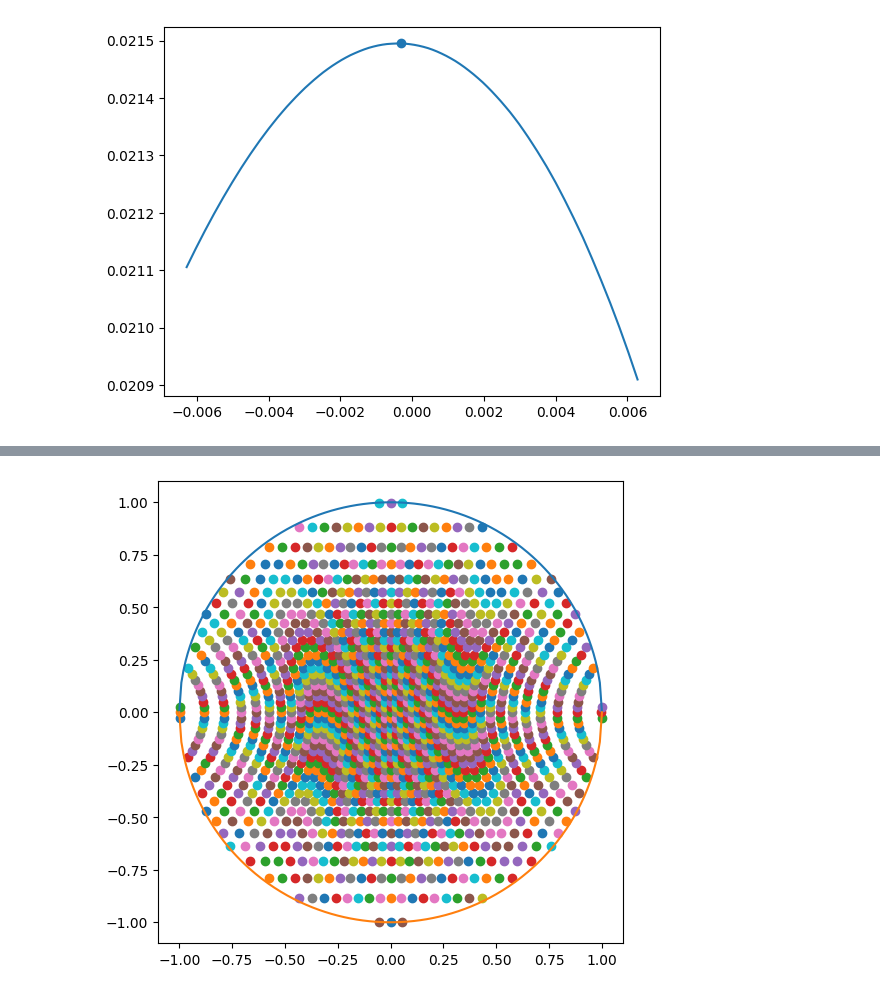
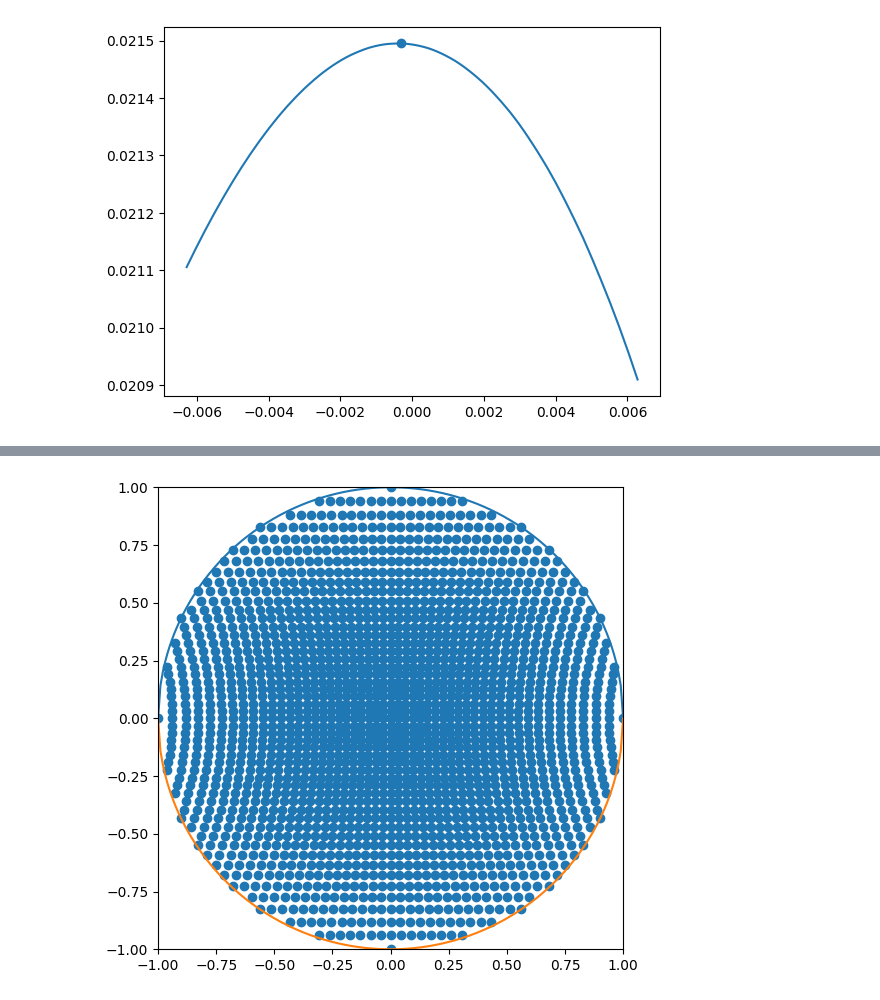
Before and after one commit to Schaeffer-Lab/Dec-2024-Shock-Data, a Jupyter notebook: particle_tracker.ipynb, the cells around one changed output, grey strips where cells are left out. Cells and saved outputs as stored; diff of their text form; code cells hidden in the pictures.

Commit message:
particle density calculator

```diff
--- a/particle_tracker.ipynb
+++ b/particle_tracker.ipynb
@@ -362,47 +362,36 @@ plt.scatter(theta_fine[max_index],max)
 <matplotlib.collections.PathCollection at 0x...>
 [figure]
 # %%
-plt.figure(figsize = (6,6))
-
-#print(math.tan(math.atan(1)))
-
 import math
 import numpy as np
 import matplotlib.pyplot as plt
+plt.figure(figsize = (6,6))
+
 def init_circ_slit(dtcc, r, deltatheta):
     m_max = math.floor((1/deltatheta)*math.atan(r/dtcc))
     m_min = -m_max
-    #print(m_max)
+    #m is the y index; n is the z index
     mspace = np.linspace(m_min,m_max,m_max-m_min+1)
     narray = []
-    marray = []
     for m in mspace:
-        z_m = dtcc*math.tan(m*deltatheta)
-        if abs(z_m) > r:
-            z_m = (z_m/abs(z_m))*(abs(z_m)-(1e-15))
-        #print(z_m)
-        #print(f"{m}", end='\r')
-        y_max = np.sqrt((r**2)-(z_m**2))
-        n_max = math.floor((1/deltatheta)*math.atan(y_max/dtcc))
-        y_max_corr = 2*r
-        z_m_corr = 2*r
-        while (y_max_corr**2)+(z_m_corr**2) > r**2:
-            z_m_corr = z_m/math.cos((n_max*deltatheta))
-            y_max_corr = dtcc*math.tan(n_max*deltatheta)
-            if (y_max_corr**2)+(z_m_corr**2) > r**2:
-                n_max = n_max-1
+        y_m = dtcc*math.tan(m*deltatheta)
+        if abs(y_m) > r:
+            y_m = (y_m/abs(y_m))*(abs(y_m)-(1e-15))
+        z_max = np.sqrt((r**2)-(y_m**2))
+        n_max = math.floor((1/deltatheta)*math.atan(z_max*math.cos(m*deltatheta)/dtcc))
         n_min = -n_max
         nspace = np.linspace(n_min,n_max,n_max-n_min+1)
         narray.append(nspace)
-        #marray.append(m*np.ones(n_max-n_min+1))
-        #for n in nspace:
-            #plt.scatter(dtcc*math.tan(n*deltatheta),dtcc*math.tan(m*deltatheta))
-    return narray, m_min, m_max #, marray
+    return narray, m_min, m_max
 
 def init_circ_boundary(dtcc, r, deltatheta):
     theta_axis = math.atan(r/dtcc)
+    #here we use the LOS as the 'z' axis
+    #thet_axis describes the angle from the z axis
+    #now we initialize the range of theta values in the x-y plane
     thetarange = np.linspace(0,2*math.pi,int(2*math.pi/deltatheta)+1)
     i = 0
+    #from here we change back to the LOS as the x-axis, to match with the other codes
     vy = np.zeros(len(thetarange))
     vz = np.zeros(len(thetarange))
     while i < len(thetarange):
@@ -412,38 +401,57 @@ def init_circ_boundary(dtcc, r, deltatheta):
     vx = math.cos(theta_axis)
     return vx, vy, vz
 
+#set distance tto tcc and radius
+dtcc = 1
+r = 1
+deltatheta = 2*0.0050
+N, m_min, m_max= init_circ_slit(dtcc,r,deltatheta*math.pi)
+min_n = np.zeros(m_max-m_min+1)
+max_n = np.zeros(m_max-m_min+1)
 
-dtcc = 0.5
-r = 1
-deltatheta = 4*0.0040
-N, m_min, m_max= init_circ_slit(dtcc,r,deltatheta*math.pi)
-len_array = np.zeros(m_max-m_min+1)
+#find the global maximum and minimum for n
 for i in range(m_max-m_min+1):
-    len_array[i] = len(N[i])
-target_array = np.zeros((m_max-m_min+1),(np.max(len_array)-np.min(len_array)+1))
+    min_n[i] = np.min(N[i])
+    max_n[i] = np.max(N[i])
+len_m = int(m_max-m_min+1)
+MIN_N = np.min(min_n)
+MAX_N = np.max(max_n)
+len_n = int(MAX_N-MIN_N+1)
 
+print('len_n =',len_n)
+print('len_m =',len_m)
+
+target_array_y = np.zeros((len_n+2,len_m+2))
+target_array_z = np.zeros((len_n+2,len_m+2))
+target_array_true = np.zeros((len_n+2,len_m+2))
+area_density_function = np.zeros((len_n+2,len_m+2))
+print('target array shape =',np.shape(target_array_y))
 
 vx,vy,vz = init_circ_boundary(dtcc, r, 10*deltatheta*math.pi)
-
 
 #loop for going through each particle
 i = 0
 n_part = 0
 while i < (m_max-m_min+1):
-    for j in N[i]:
-        n = j
-        m = i+m_min
-        plt.scatter(dtcc*math.tan(m*deltatheta*math.pi)*(1/math.cos(n*deltatheta*math.pi)),dtcc*math.tan(n*deltatheta*math.pi))
-        #plt.scatter(dtcc*math.tan(m*deltatheta*math.pi),dtcc*math.tan(n*deltatheta*math.pi))
+    n_min = np.min(N[i])
+    for j in range(0,len(N[i])):
+        n = int(N[i][j])
+        m = int(i+m_min)
+        #for k we must find the bottom of each n-list to adjust the indices
+        #MIN_N is the global minimum n value in the whole N array
+        #we need to ajust the bottom index for each N[i] to ensure that n=0 is at the same k-index for all data points
+        k = int(j+(n_min-MIN_N))
+        target_array_z[k+1,i+1] = dtcc*math.tan(n*deltatheta*math.pi)*(1/math.cos(m*deltatheta*math.pi))
+        target_array_y[k+1,i+1] = dtcc*math.tan(m*deltatheta*math.pi)
+        target_array_true[k+1,i+1] = 1
         n_part = n_part+1
-        #print(f"Processing item at index: {n_part}", end='\r')
     i = i+1
 
-#loop for finding the area occupied by each particle
+print('number of particles =',n_part)
 
-
-
-print(n_part)
+plt.scatter(target_array_z,target_array_y)
+plt.ylim(-1,1)
+plt.xlim(-1,1)
 
 x = np.linspace(-1,1,201)
 plt.plot(x,np.sqrt((1**2)-(x**2)))
@@ -454,8 +462,8 @@ scale = np.sqrt((dtcc**2)+(r**2))/r
 #print(vy)
 #print(vz)
 
-#plt.xlim(-0.5,-0.25)
-#plt.ylim(-1,-0.75)
+#plt.ylim(-0.5,-0.25)
+#plt.xlim(0.75,1)
 
 #plt.ylim(-0.75,-0.5)
 #plt.xlim(0.75,1)
@@ -464 +475 @@ scale = np.sqrt((dtcc**2)+(r**2))/r
-[figure, old version]
+[figure, new version]
```
Also changed, not shown: parts of 2 cells of this notebook.
